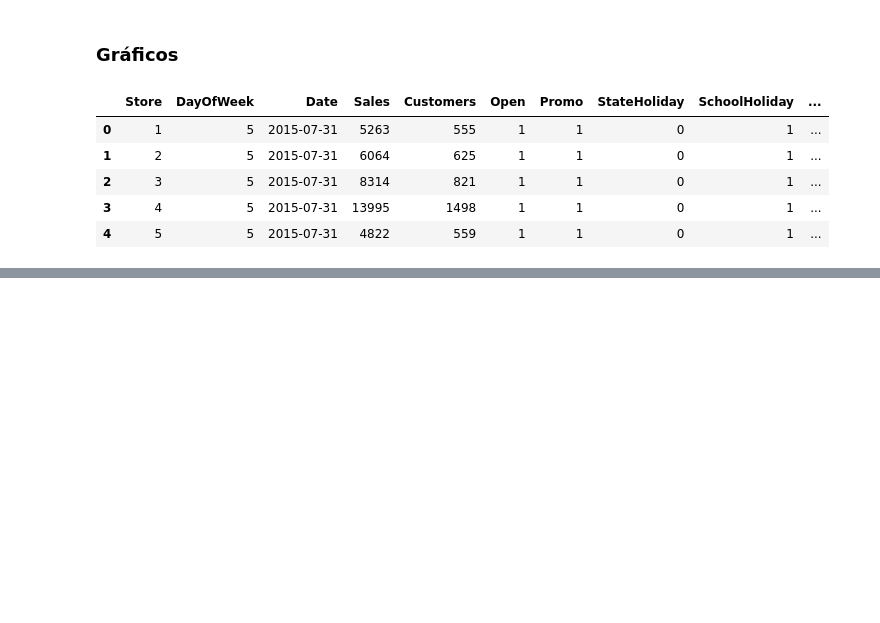
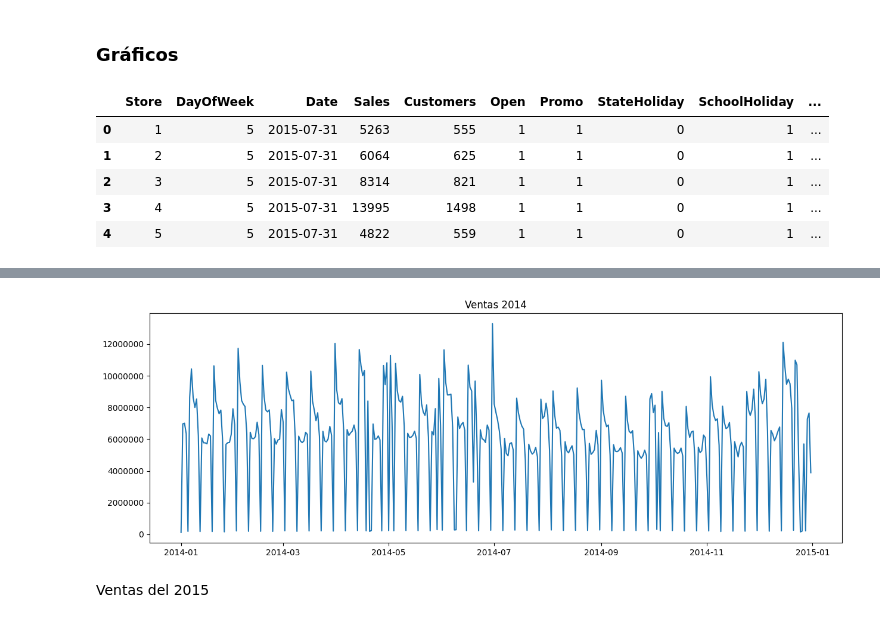
Before and after one commit to charligram/7_rossman_store_sales, a Jupyter notebook: notebooks/01_EDA.ipynb, the cells around one changed output, grey strips where cells are left out. Saved outputs shown, nothing was run; the diff lists cells and outputs as text; code cells hidden in the pictures; blank space fills up the shorter version.

```diff
--- a/notebooks/01_EDA.ipynb
+++ b/notebooks/01_EDA.ipynb
@@ -349,0 +396,6 @@ df.head()
+# %%
+df_2014 = df[
+    (df["Date"] >= "2014-01-01") & (df["Date"] < "2015-01-01")
+]
+# %%
+df_ventas_2014 = df_2014.groupby("Date")["Sales"].sum()
@@ -349,0 +418,10 @@ df.head()
+# %%
+plt.figure(figsize=(15, 5))
+
+plt.plot(df_ventas_2014)
+plt.title("Ventas 2014")
+plt.ticklabel_format(style="plain", axis="y")
+# %% [output]
+[figure, added]
+# %% [markdown]
+Ventas del 2015
```
Also changed, not shown: parts of 33 cells of this notebook.
